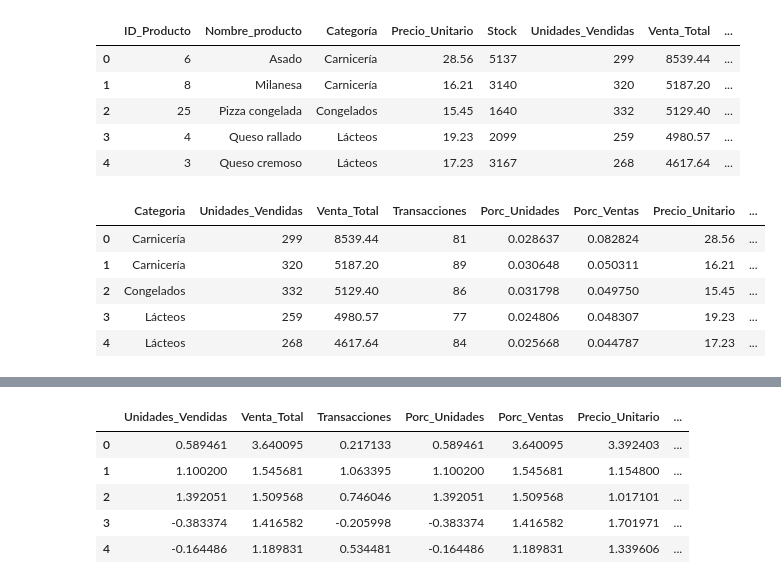
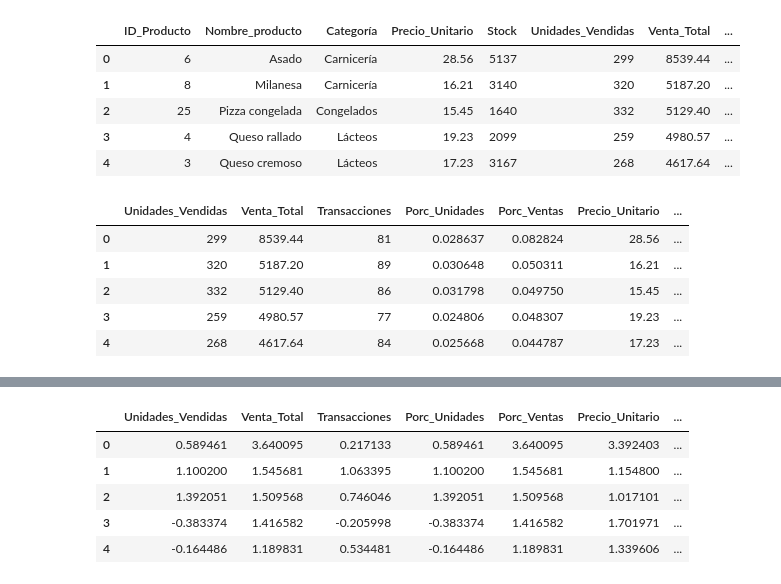
Before and after one commit to Polito9/Sales-Pattern-Analysis, a Jupyter notebook: notebooks/Clustering.ipynb, the cells around one changed output, grey strips where cells are left out. Saved outputs shown, nothing was run; the diff lists cells and outputs as text; code cells hidden in the pictures.

```diff
--- a/notebooks/Clustering.ipynb
+++ b/notebooks/Clustering.ipynb
@@ -39,14 +41,14 @@ resumen_productos.head(5)
 | 4 | 3 | Queso cremoso | Lácteos | 17.23 | 3167 | 268 | 4617.64 | ... |
 # %%
 #Filtrando las posibles columnas a usar
-interest_cols = ['Categoría', 'Unidades_Vendidas', 'Venta_Total', 'Transacciones', 'Porc_Unidades', 'Porc_Ventas', 'Precio_Unitario', 'Porc_Canceladas', 'Porc_Completadas', 'Porc_Pendientes', 'Stock']
+interest_cols = ['Unidades_Vendidas', 'Venta_Total', 'Transacciones', 'Porc_Unidades', 'Porc_Ventas', 'Precio_Unitario', 'Porc_Canceladas', 'Porc_Completadas', 'Porc_Pendientes', 'Stock']
 X_prod = resumen_productos[interest_cols]
 X_prod = X_prod.rename(columns={'Categoría': 'Categoria'})
 X_prod.head(5)
 # %% [output]
-|  | Categoria | Unidades_Vendidas | Venta_Total | Transacciones | Porc_Unidades | Porc_Ventas | Precio_Unitario | ... |
-| 0 | Carnicería | 299 | 8539.44 | 81 | 0.028637 | 0.082824 | 28.56 | ... |
-| 1 | Carnicería | 320 | 5187.20 | 89 | 0.030648 | 0.050311 | 16.21 | ... |
-| 2 | Congelados | 332 | 5129.40 | 86 | 0.031798 | 0.049750 | 15.45 | ... |
-| 3 | Lácteos | 259 | 4980.57 | 77 | 0.024806 | 0.048307 | 19.23 | ... |
-| 4 | Lácteos | 268 | 4617.64 | 84 | 0.025668 | 0.044787 | 17.23 | ... |
+|  | Unidades_Vendidas | Venta_Total | Transacciones | Porc_Unidades | Porc_Ventas | Precio_Unitario | ... |
+| 0 | 299 | 8539.44 | 81 | 0.028637 | 0.082824 | 28.56 | ... |
+| 1 | 320 | 5187.20 | 89 | 0.030648 | 0.050311 | 16.21 | ... |
+| 2 | 332 | 5129.40 | 86 | 0.031798 | 0.049750 | 15.45 | ... |
+| 3 | 259 | 4980.57 | 77 | 0.024806 | 0.048307 | 19.23 | ... |
+| 4 | 268 | 4617.64 | 84 | 0.025668 | 0.044787 | 17.23 | ... |
```
Also changed, not shown: parts of 9 cells of this notebook, 2 other files.
